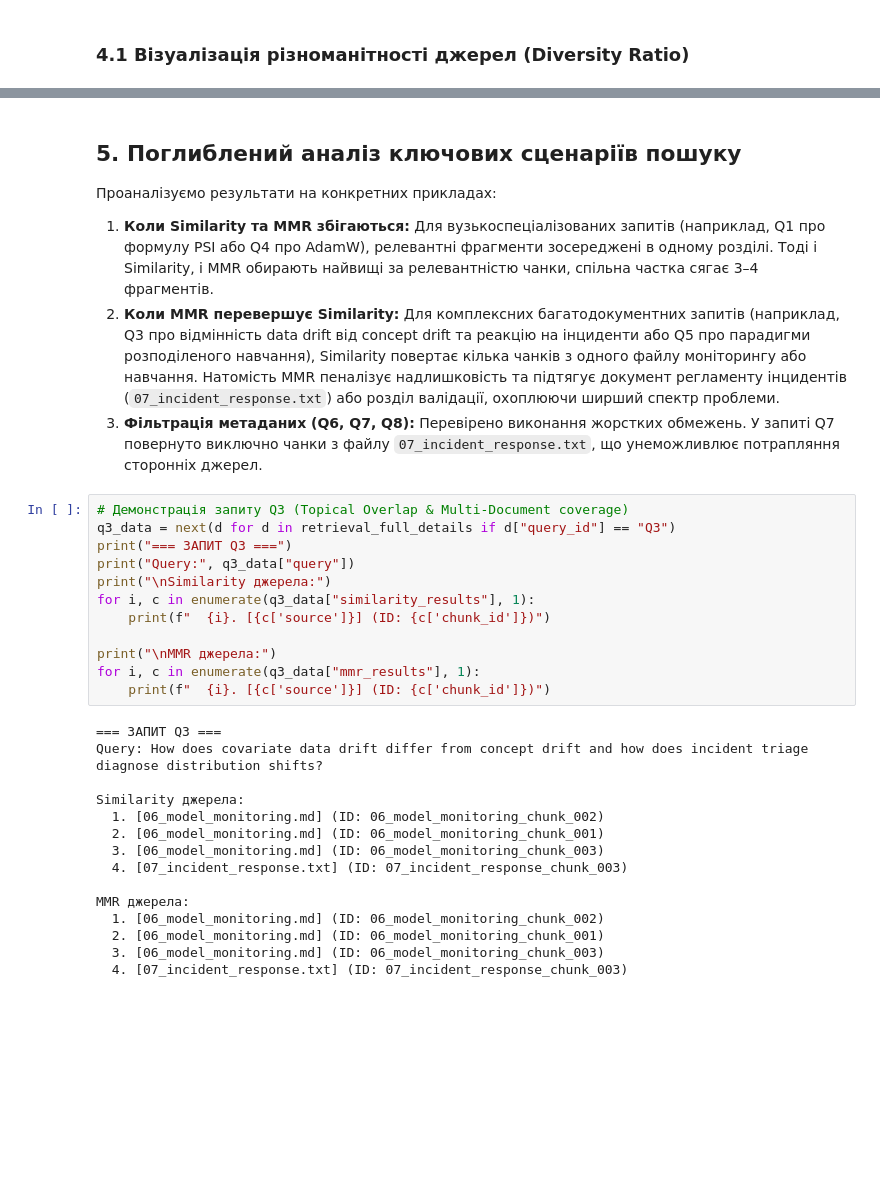
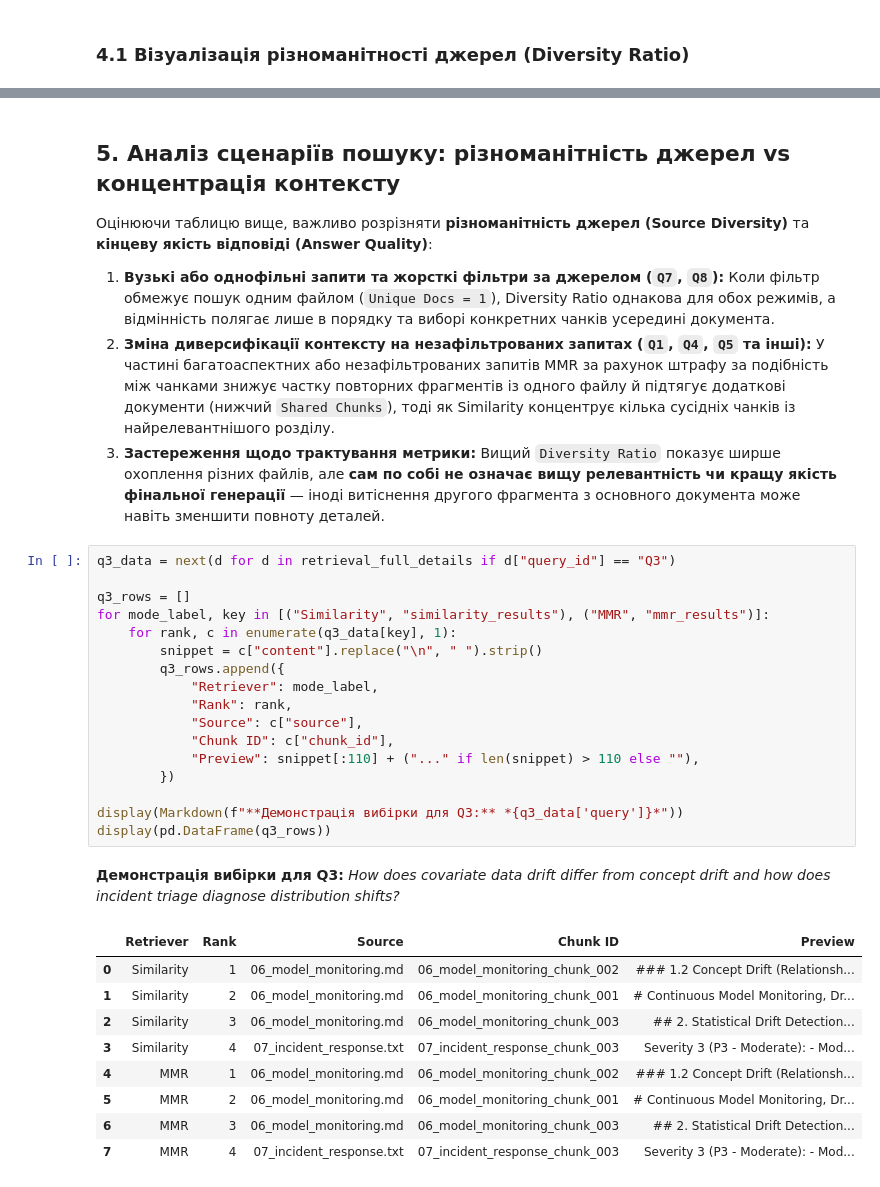
Before and after one commit to Eclipse-XS/Neural-Network-Labs-Max, a Jupyter notebook: lab3_chroma_rag/notebooks/02_chroma_retrieval.ipynb, the cells around one changed output, grey strips where cells are left out. Cells and saved outputs as stored; diff of their text form; blank space fills up the shorter version.

```diff
--- a/lab3_chroma_rag/notebooks/02_chroma_retrieval.ipynb
+++ b/lab3_chroma_rag/notebooks/02_chroma_retrieval.ipynb
@@ -501,37 +586,38 @@ print(f"Графік збережено у {cmp_fig_path}")
 # %% [markdown]
-## 5. Поглиблений аналіз ключових сценаріїв пошуку
+## 5. Аналіз сценаріїв пошуку: різноманітність джерел vs концентрація контексту
 
-Проаналізуємо результати на конкретних прикладах:
-1. **Коли Similarity та MMR збігаються:** Для вузькоспеціалізованих запитів (наприклад, Q1 про формулу PSI або Q4 про AdamW), релевантні фрагменти зосереджені в одному розділі. Тоді і Similarity, і MMR обирають найвищі за релевантністю чанки, спільна частка сягає 3–4 фрагментів.
-2. **Коли MMR перевершує Similarity:** Для комплексних багатодокументних запитів (наприклад, Q3 про відмінність data drift від concept drift та реакцію на інциденти або Q5 про парадигми розподіленого навчання), Similarity повертає кілька чанків з одного файлу моніторингу або навчання. Натомість MMR пеналізує надлишковість та підтягує документ регламенту інцидентів (`07_incident_response.txt`) або розділ валідації, охоплюючи ширший спектр проблеми.
-3. **Фільтрація метаданих (Q6, Q7, Q8):** Перевірено виконання жорстких обмежень. У запиті Q7 повернуто виключно чанки з файлу `07_incident_response.txt`, що унеможливлює потрапляння сторонніх джерел.
+Оцінюючи таблицю вище, важливо розрізняти **різноманітність джерел (Source Diversity)** та **кінцеву якість відповіді (Answer Quality)**:
+1. **Вузькі або однофільні запити та жорсткі фільтри за джерелом (`Q7`, `Q8`):** Коли фільтр обмежує пошук одним файлом (`Unique Docs = 1`), Diversity Ratio однакова для обох режимів, а відмінність полягає лише в порядку та виборі конкретних чанків усередині документа.
+2. **Зміна диверсифікації контексту на незафільтрованих запитах (`Q1`, `Q4`, `Q5` та інші):** У частині багатоаспектних або незафільтрованих запитів MMR за рахунок штрафу за подібність між чанками знижує частку повторних фрагментів із одного файлу й підтягує додаткові документи (нижчий `Shared Chunks`), тоді як Similarity концентрує кілька сусідніх чанків із найрелевантнішого розділу.
+3. **Застереження щодо трактування метрики:** Вищий `Diversity Ratio` показує ширше охоплення різних файлів, але **сам по собі не означає вищу релевантність чи кращу якість фінальної генерації** — іноді витіснення другого фрагмента з основного документа може навіть зменшити повноту деталей.
 # %%
-# Демонстрація запиту Q3 (Topical Overlap & Multi-Document coverage)
 q3_data = next(d for d in retrieval_full_details if d["query_id"] == "Q3")
-print("=== ЗАПИТ Q3 ===")
-print("Query:", q3_data["query"])
-print("\nSimilarity джерела:")
-for i, c in enumerate(q3_data["similarity_results"], 1):
-    print(f"  {i}. [{c['source']}] (ID: {c['chunk_id']})")
 
-print("\nMMR джерела:")
-for i, c in enumerate(q3_data["mmr_results"], 1):
-    print(f"  {i}. [{c['source']}] (ID: {c['chunk_id']})")
+q3_rows = []
+for mode_label, key in [("Similarity", "similarity_results"), ("MMR", "mmr_results")]:
+    for rank, c in enumerate(q3_data[key], 1):
+        snippet = c["content"].replace("\n", " ").strip()
+        q3_rows.append({
+            "Retriever": mode_label,
+            "Rank": rank,
+            "Source": c["source"],
+            "Chunk ID": c["chunk_id"],
+            "Preview": snippet[:110] + ("..." if len(snippet) > 110 else ""),
+        })
+
+display(Markdown(f"**Демонстрація вибірки для Q3:** *{q3_data['query']}*"))
+display(pd.DataFrame(q3_rows))
 # %% [output]
-=== ЗАПИТ Q3 ===
-Query: How does covariate data drift differ from concept drift and how does incident triage diagnose distribution shifts?
-
-Similarity джерела:
-  1. [06_model_monitoring.md] (ID: 06_model_monitoring_chunk_002)
-  2. [06_model_monitoring.md] (ID: 06_model_monitoring_chunk_001)
-  3. [06_model_monitoring.md] (ID: 06_model_monitoring_chunk_003)
-  4. [07_incident_response.txt] (ID: 07_incident_response_chunk_003)
-
-MMR джерела:
-  1. [06_model_monitoring.md] (ID: 06_model_monitoring_chunk_002)
-  2. [06_model_monitoring.md] (ID: 06_model_monitoring_chunk_001)
-  3. [06_model_monitoring.md] (ID: 06_model_monitoring_chunk_003)
-  4. [07_incident_response.txt] (ID: 07_incident_response_chunk_003)
+**Демонстрація вибірки для Q3:** *How does covariate data drift differ from concept drift and how does incident triage diagnose distribution shifts?*
+|  | Retriever | Rank | Source | Chunk ID | Preview |
+| 0 | Similarity | 1 | 06_model_monitoring.md | 06_model_monitoring_chunk_002 | ### 1.2 Concept Drift (Relationsh... |
+| 1 | Similarity | 2 | 06_model_monitoring.md | 06_model_monitoring_chunk_001 | # Continuous Model Monitoring, Dr... |
+| 2 | Similarity | 3 | 06_model_monitoring.md | 06_model_monitoring_chunk_003 | ## 2. Statistical Drift Detection... |
+| 3 | Similarity | 4 | 07_incident_response.txt | 07_incident_response_chunk_003 | Severity 3 (P3 - Moderate): - Mod... |
+| 4 | MMR | 1 | 06_model_monitoring.md | 06_model_monitoring_chunk_002 | ### 1.2 Concept Drift (Relationsh... |
+| 5 | MMR | 2 | 06_model_monitoring.md | 06_model_monitoring_chunk_001 | # Continuous Model Monitoring, Dr... |
+| 6 | MMR | 3 | 06_model_monitoring.md | 06_model_monitoring_chunk_003 | ## 2. Statistical Drift Detection... |
+| 7 | MMR | 4 | 07_incident_response.txt | 07_incident_response_chunk_003 | Severity 3 (P3 - Moderate): - Mod... |
 # %% [markdown]
 ### 5.1 Програмне підтвердження роботи фільтрів метаданих
 
```
Also changed, not shown: parts of 11 cells of this notebook, 5 other files.
